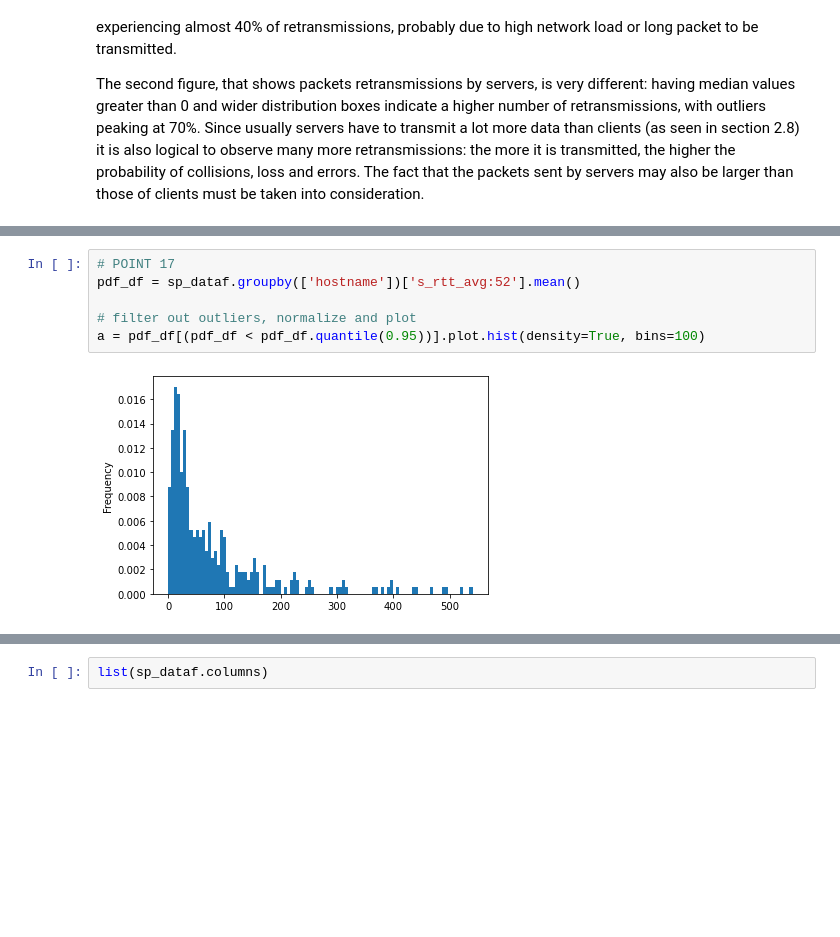
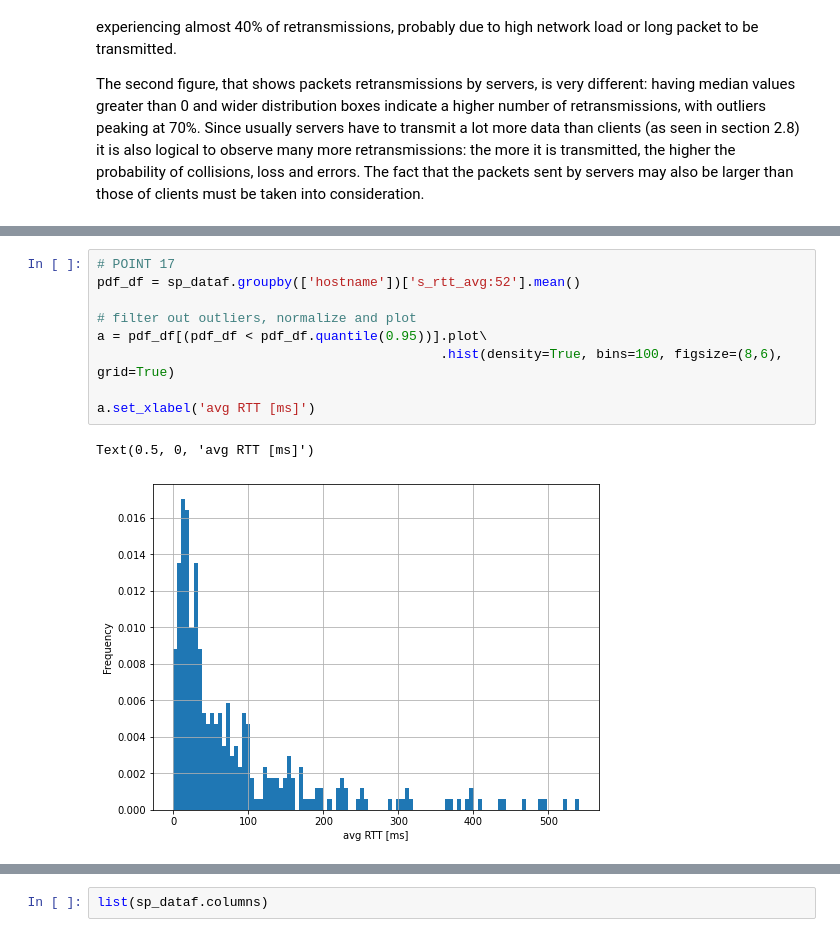
Before and after one commit to AlessioFerra/NML_Group4, a Jupyter notebook: Lab04.ipynb, the cells around one changed output, grey strips where cells are left out. Cells and saved outputs as stored; diff of their text form; blank space fills up the shorter version.

```diff
--- a/Lab04.ipynb
+++ b/Lab04.ipynb
@@ -766,10 +765,14 @@ computed precisely (see lecture slides).
 # %%
 # POINT 17
 pdf_df = sp_dataf.groupby(['hostname'])['s_rtt_avg:52'].mean()
 
 # filter out outliers, normalize and plot
-a = pdf_df[(pdf_df < pdf_df.quantile(0.95))].plot.hist(density=True, bins=100)
+a = pdf_df[(pdf_df < pdf_df.quantile(0.95))].plot\
+                                            .hist(density=True, bins=100, figsize=(8,6), grid=True)
+
+a.set_xlabel('avg RTT [ms]')
 # %% [output]
+Text(0.5, 0, 'avg RTT [ms]')
-[figure, old version]
+[figure, new version]
 # %%
 # CDF is obtained by setting the 'cumulative' parameter to True
```
Also changed, not shown: parts of 13 cells of this notebook.
